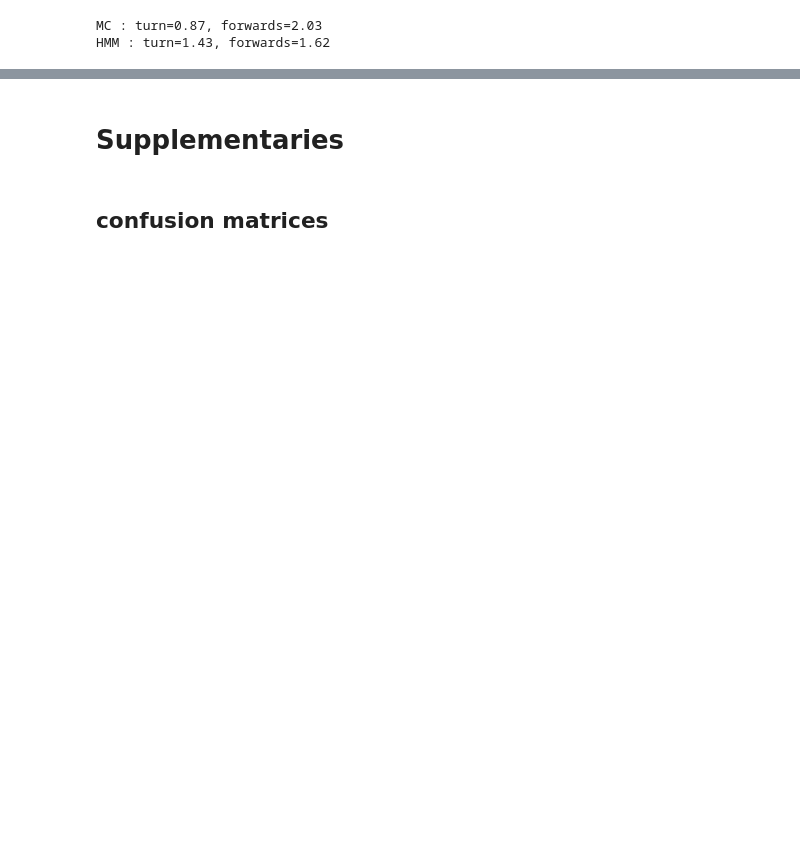
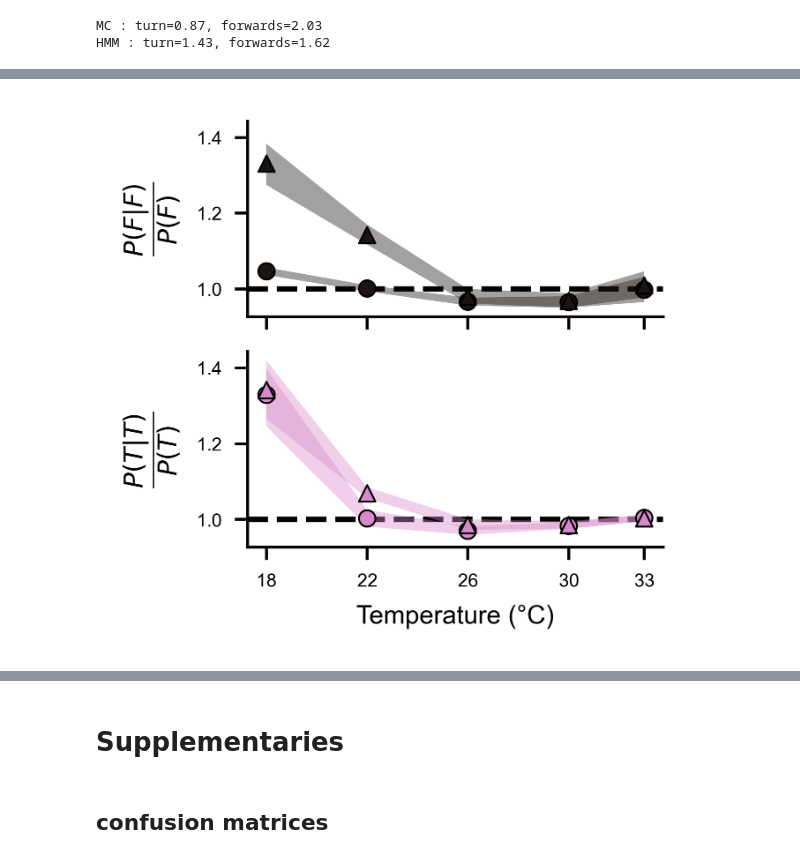
Before and after one commit to ZebrafishHMM2023/ZebrafishHMM2023_CodeAndData, a Jupyter notebook: Figures/Fig2.ipynb, the cells around one changed output, grey strips where cells are left out. Cells and saved outputs as stored; diff of their text form; code cells hidden in the pictures; blank space fills up the shorter version.

```diff
--- a/Figures/Fig2.ipynb
+++ b/Figures/Fig2.ipynb
@@ -11,7 +11,7 @@ from setup import *
 # %%
 Diffs = []
 for temp in TEMPS:
-    X = load_sequences(DATAPATH, temp)
+    X = load_sequences(bDATAPATH, temp)
     bouts_mc = MC.threshold_classifier(X, -DTHETA_THRESH, +DTHETA_THRESH)
     Pb = MC.bout_proba(bouts_mc)
     Std = MC.steady_state(MC.bout_transitions(bouts_mc))
@@ -29,10 +29,10 @@ from matplotlib.markers import MarkerStyle
 # %%
 temp = 22
 i = 382
-angles, xpos, ypos = load_full_traj(DATAPATH, temp, i)
+angles, xpos, ypos = load_full_traj(bDATAPATH, temp, i)
 t = np.arange(len(angles))
 bouts = MC.threshold_classifier([angles], -DTHETA_THRESH, +DTHETA_THRESH)[0]
-bouts_hmm = load_viterbi(MODELPATH, "g3", temp)[i]
+bouts_hmm = load_viterbi(bMODELPATH, "g3", temp)[i]
 # %%
 start, stop = 24, 75
 # %%
@@ -139,9 +114,9 @@ for t,temp in enumerate(TEMPS):
 # %%
 # at example temperature
 temp = 22
-X = load_sequences(DATAPATH, temp)
+X = load_sequences(bDATAPATH, temp)
 bouts_mc = MC.threshold_classifier(X, -DTHETA_THRESH, +DTHETA_THRESH)
-bouts_hmm = load_viterbi(MODELPATH, "g3", temp)
+bouts_hmm = load_viterbi(bMODELPATH, "g3", temp)
 streak_lengths_hmm = find_streaks(bouts_hmm, [0,1,2], lenghts)
 streak_lengths_mc = find_streaks(bouts_mc, [0,1,2], lenghts)
 # %%
@@ -195,0 +175,9 @@ HMM : turn=1.43, forwards=1.62
+# %%
+def transition_FLR_to_FT(T3):
+    P3 = MC.steady_state(T3)
+    P2 = np.array([P3[0], 1-P3[0]])
+    T2 = np.array([
+        [ T3[0,0]                        ,  T3[0,1] + T3[0,2] ],
+        [ (T3[0,1] + T3[0,2])*P2[0]/P2[1],  T3[1:,1:].sum(axis=1).mean() ]
+    ])
+    return P2, T2
@@ -195,0 +230,68 @@ HMM : turn=1.43, forwards=1.62
+# %%
+fig, axs = plt.subplots(figsize=(2.125,2), nrows=2, sharex=True, sharey=True)
+ax1, ax2 = axs
+
+# MC
+ax1.scatter(
+    TEMPS, P_bbb_mc[:,0,0],
+    marker="o", facecolor=FLR_colors[0],
+    edgecolor="k", s=20, linewidth=0.5, zorder=2
+)
+ax1.fill_between(
+    TEMPS,
+    P_bbb_mc[:,0,1]+P_bbb_mc[:,0,2],
+    P_bbb_mc[:,0,1]-P_bbb_mc[:,0,2],
+    color=FLR_colors[0], alpha=0.4, zorder=1,
+    edgecolor=None, linewidth=0.5,
+)
+
+ax2.scatter(
+    TEMPS, P_bbb_mc[:,1,0],
+    marker="o", facecolor=FLR_colors[2],
+    edgecolor="k", s=20, linewidth=0.5, zorder=2
+)
+ax2.fill_between(
+    TEMPS,
+    P_bbb_mc[:,1,1]+P_bbb_mc[:,1,2],
+    P_bbb_mc[:,1,1]-P_bbb_mc[:,1,2],
+    color=FLR_colors[2], alpha=0.4, zorder=1,
+    edgecolor=None, linewidth=0.5,
+)
+
+# HMM
+ax1.scatter(
+    TEMPS, P_bbb_hmm[:,0,0],
+    marker="^", facecolor=FLR_colors[0],
+    edgecolor="k", s=20, linewidth=0.5, zorder=2
+)
+ax1.fill_between(
+    TEMPS,
+    P_bbb_hmm[:,0,1]+P_bbb_hmm[:,0,2],
+    P_bbb_hmm[:,0,1]-P_bbb_hmm[:,0,2],
+    color=FLR_colors[0], alpha=0.4, zorder=1,
+    edgecolor=None, linewidth=0.5,
+)
+
+ax2.scatter(
+    TEMPS, P_bbb_hmm[:,1,0],
+    marker="^", facecolor=FLR_colors[2],
+    edgecolor="k", s=20, linewidth=0.5, zorder=2
+)
+ax2.fill_between(
+    TEMPS,
+    P_bbb_hmm[:,1,1]+P_bbb_hmm[:,1,2],
+    P_bbb_hmm[:,1,1]-P_bbb_hmm[:,1,2],
+    color=FLR_colors[2], alpha=0.4, zorder=1,
+    edgecolor=None, linewidth=0.5,
+)
+
+ax1.axhline(1, linestyle="--", color="k", zorder=0)
+ax2.axhline(1, linestyle="--", color="k", zorder=0)
+ax2.set_xticks(TEMPS)
+ax2.set_xlabel("Temperature (°C)")
+ax1.set_ylabel(r"$\dfrac{P(F|F)}{P(F)}$")
+ax2.set_ylabel(r"$\dfrac{P(T|T)}{P(T)}$");
+
+fig.savefig("panels/Fig2/Pbbb.svg")
+# %% [output]
+[figure, added]
```
Also changed, not shown: parts of 43 cells of this notebook, 12 other files.
